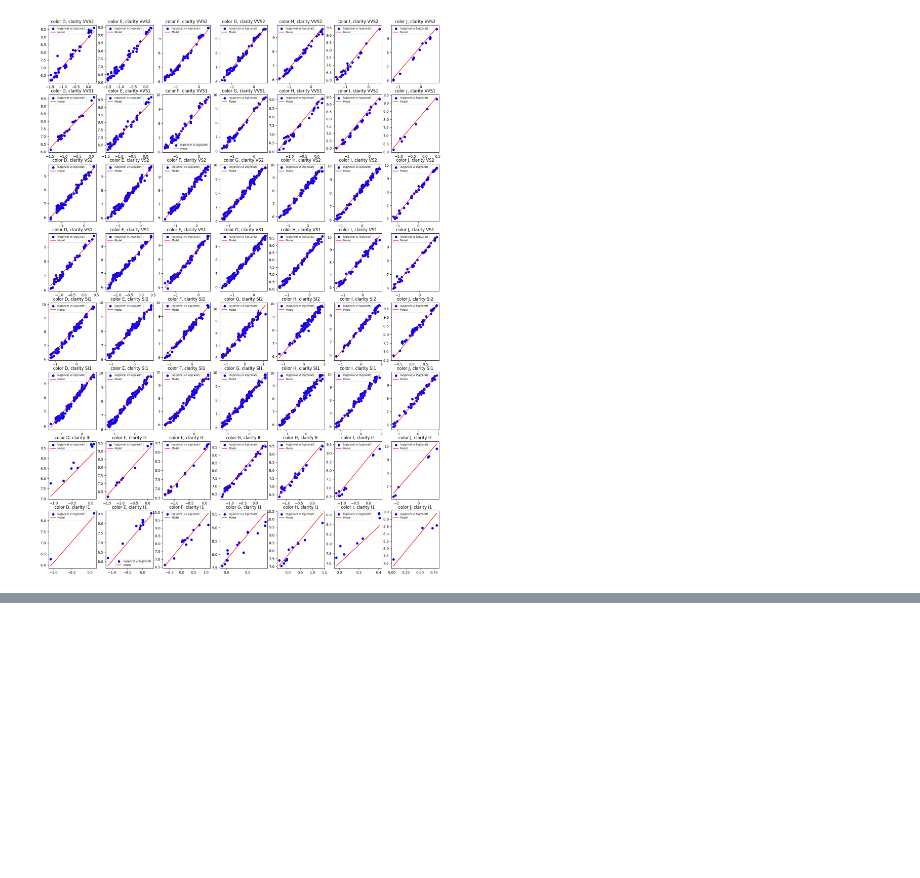
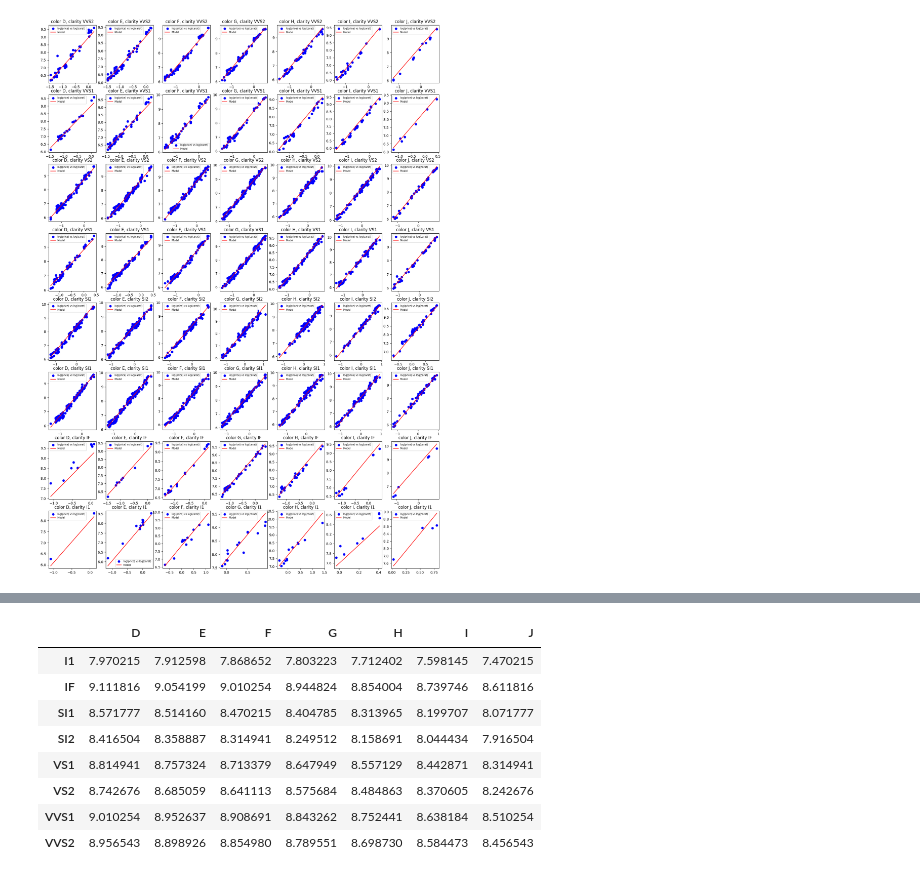
Before and after one commit to matiasleoni/diamonds-assignment, a Jupyter notebook: challenge2/main.ipynb, the cells around one changed output, grey strips where cells are left out. Cells and saved outputs as stored; diff of their text form; code cells hidden in the pictures; blank space fills up the shorter version.

```diff
--- a/challenge2/main.ipynb
+++ b/challenge2/main.ipynb
@@ -195,0 +262,25 @@ array(['J', 'I', 'H', 'G', 'F', 'E', 'D'], dtype='<U1')
+# %%
+table = []
+for clarity in range(*clarity_range):
+  colors = []
+  for color in range(*color_range):
+
+
+    intercept = (model.coef_[color]) + (model.coef_[clarity])+ model.intercept_
+    colors.append(intercept)
+  table.append(colors)
+cutlast = np.vectorize(lambda texto : texto[texto.find("_")+1:])
+table_cols = cutlast(model.feature_names_in_[slice(*color_range)])
+table_idxs = cutlast(model.feature_names_in_[slice(*clarity_range)])
+intercepts = pd.DataFrame(table, columns = table_cols, index = table_idxs)
+intercepts
+# %% [output]
+|  | D | E | F | G | H | I | J |
+| I1 | 7.970215 | 7.912598 | 7.868652 | 7.803223 | 7.712402 | 7.598145 | 7.470215 |
+| IF | 9.111816 | 9.054199 | 9.010254 | 8.944824 | 8.854004 | 8.739746 | 8.611816 |
+| SI1 | 8.571777 | 8.514160 | 8.470215 | 8.404785 | 8.313965 | 8.199707 | 8.071777 |
+| SI2 | 8.416504 | 8.358887 | 8.314941 | 8.249512 | 8.158691 | 8.044434 | 7.916504 |
+| VS1 | 8.814941 | 8.757324 | 8.713379 | 8.647949 | 8.557129 | 8.442871 | 8.314941 |
+| VS2 | 8.742676 | 8.685059 | 8.641113 | 8.575684 | 8.484863 | 8.370605 | 8.242676 |
+| VVS1 | 9.010254 | 8.952637 | 8.908691 | 8.843262 | 8.752441 | 8.638184 | 8.510254 |
+| VVS2 | 8.956543 | 8.898926 | 8.854980 | 8.789551 | 8.698730 | 8.584473 | 8.456543 |
```
Also changed, not shown: parts of 18 cells of this notebook, 2 other files.
